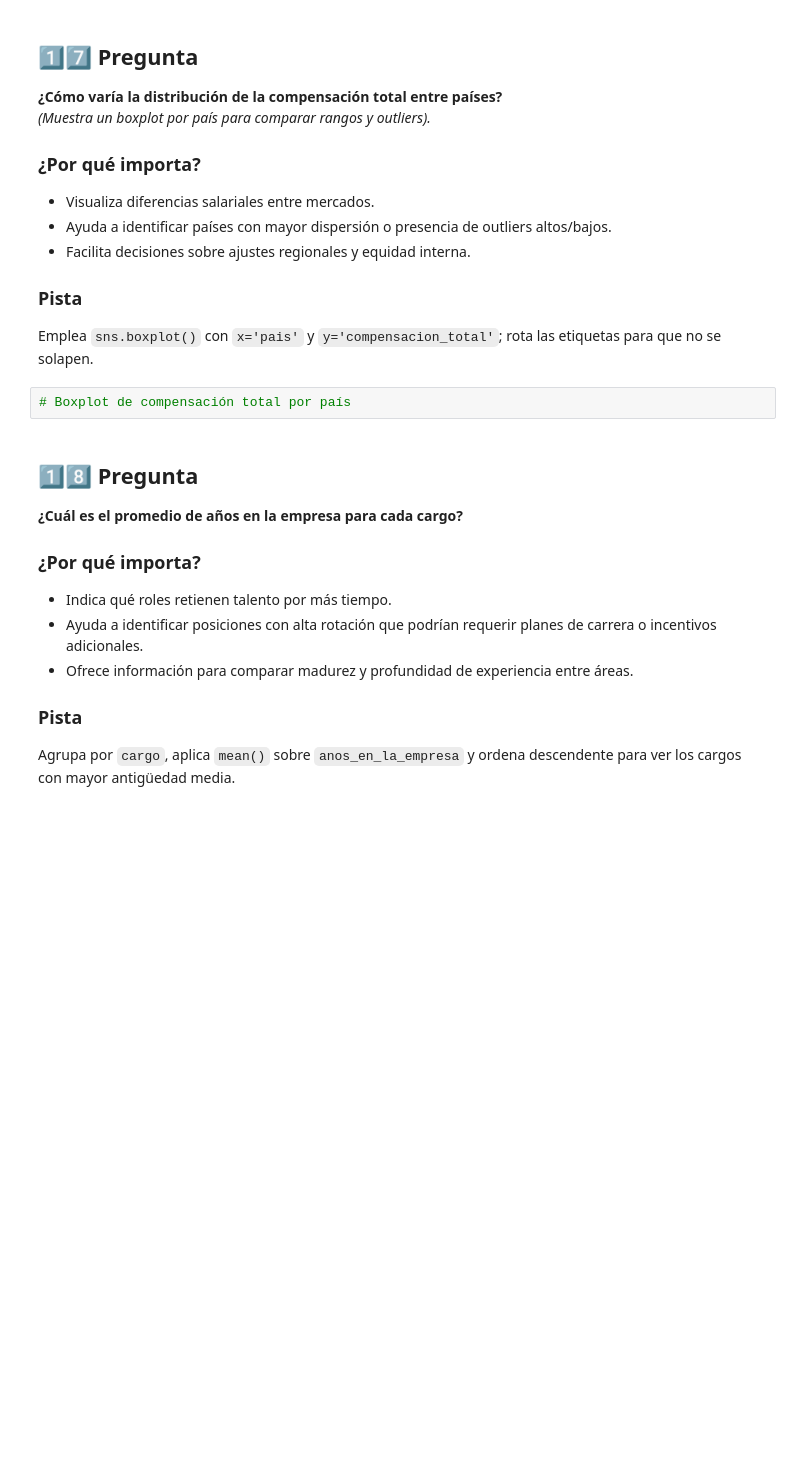
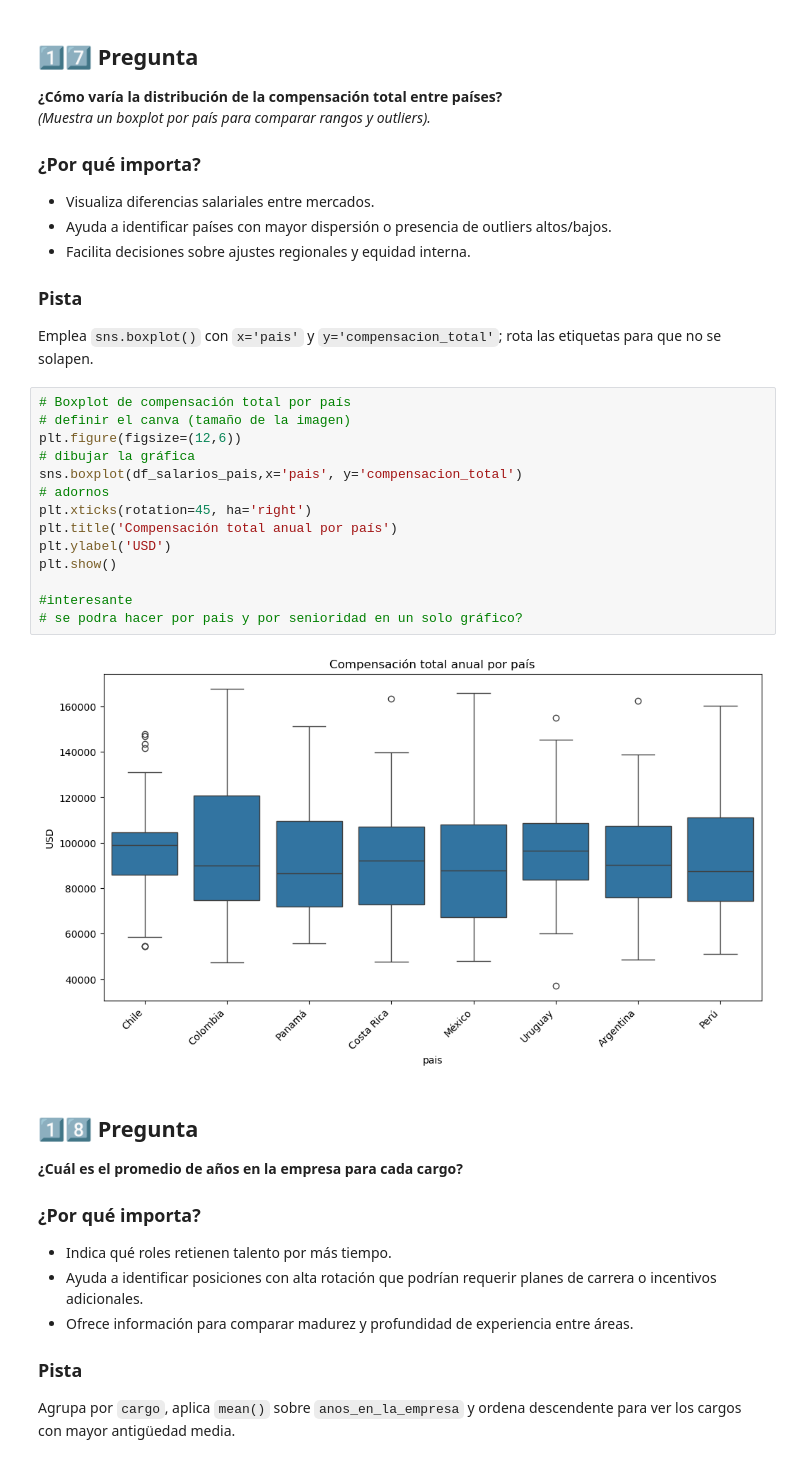
Before and after one commit to panregitt/pydatapanama-cursos, a Jupyter notebook: cursos/analisis_datos/notebooks/pyda_modulo04_fernandovillalobos.ipynb, the cells around one changed output. Saved outputs shown, nothing was run; the diff lists cells and outputs as text; blank space fills up the shorter version.

```diff
--- a/cursos/analisis_datos/notebooks/pyda_modulo04_fernandovillalobos.ipynb
+++ b/cursos/analisis_datos/notebooks/pyda_modulo04_fernandovillalobos.ipynb
@@ -371,6 +431,20 @@ Agrupa por `pais`, calcula la media de `bono_anual_dolares` y ordena de mayor a
 Emplea `sns.boxplot()` con `x='pais'` y `y='compensacion_total'`; rota las etiquetas para que no se solapen.
 # %%
 # Boxplot de compensación total por país
+# definir el canva (tamaño de la imagen)
+plt.figure(figsize=(12,6))
+# dibujar la gráfica
+sns.boxplot(df_salarios_pais,x='pais', y='compensacion_total')
+# adornos
+plt.xticks(rotation=45, ha='right')
+plt.title('Compensación total anual por país')
+plt.ylabel('USD')
+plt.show()
+
+#interesante
+# se podra hacer por pais y por senioridad en un solo gráfico?
+# %% [output]
+[figure, added]
 # %% [markdown]
 ## 1️⃣8️⃣ Pregunta
 **¿Cuál es el promedio de años en la empresa para cada cargo?**
```
Also changed, not shown: parts of 14 cells of this notebook.
